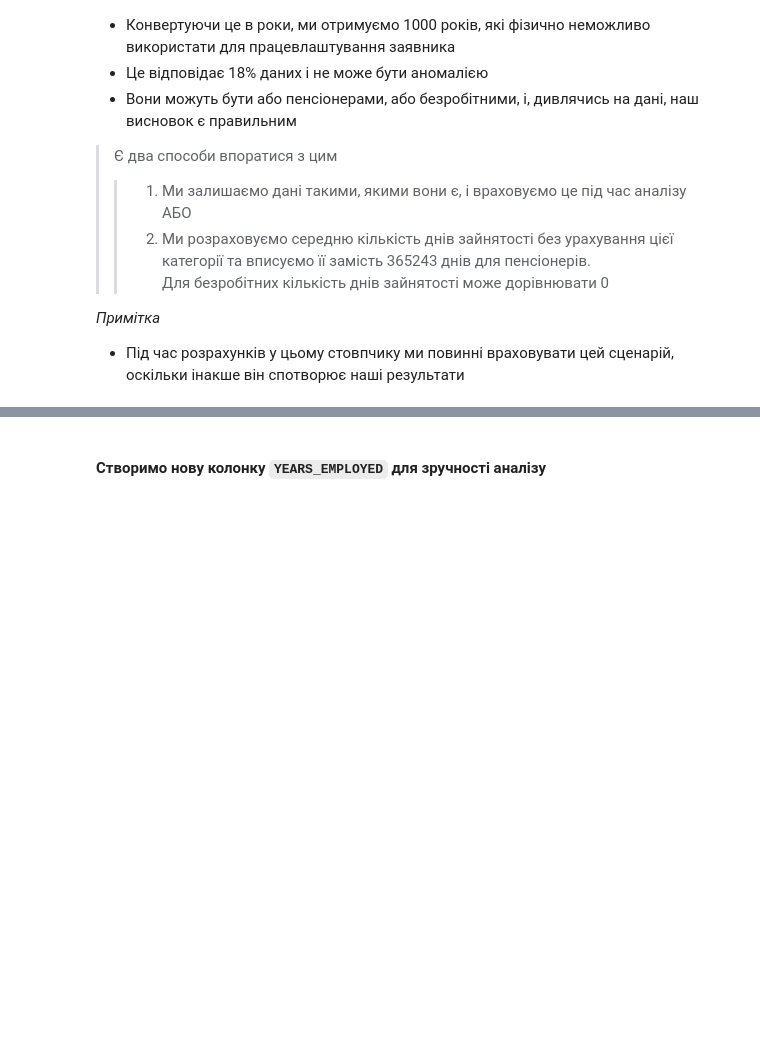
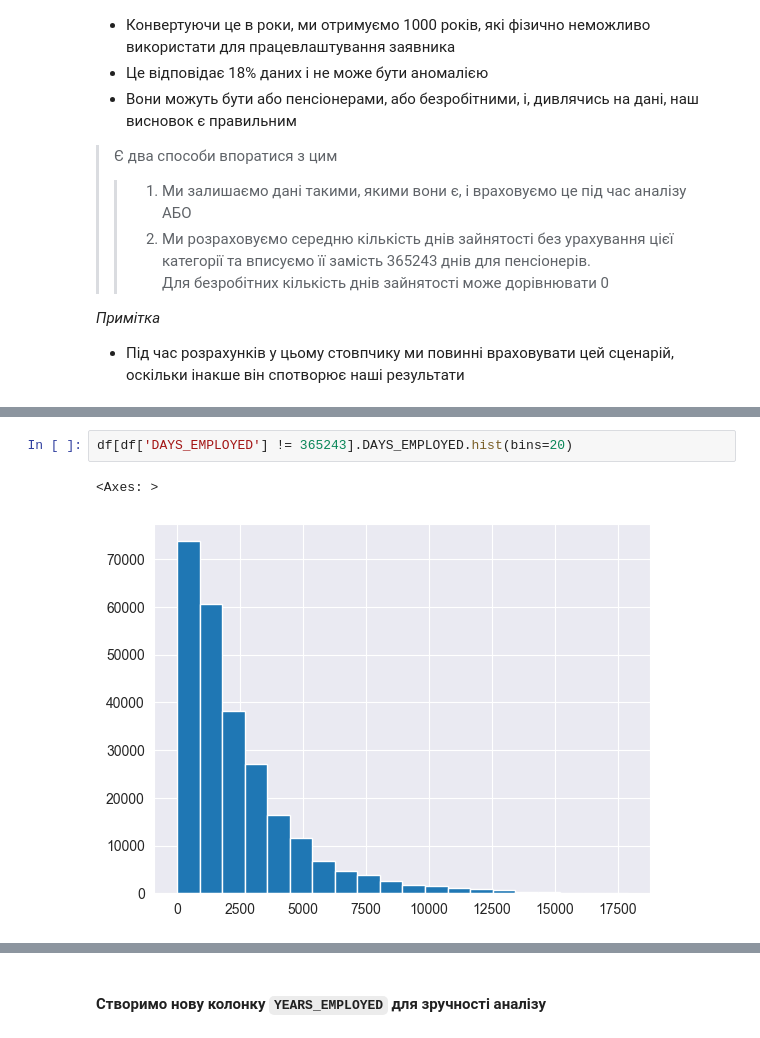
Before and after one commit to DmytroLitvinov/machine-learning-for-humans-2.0, a Jupyter notebook: modules/modules_1/HW_1_2_Credit_EDA.ipynb, the cells around one changed output, grey strips where cells are left out. Drawn from its saved outputs; the diff is of its cells as text; blank space fills up the shorter version.

```diff
--- a/modules/modules_1/HW_1_2_Credit_EDA.ipynb
+++ b/modules/modules_1/HW_1_2_Credit_EDA.ipynb
@@ -1192,3 +1218,8 @@ Name: DAYS_EMPLOYED, dtype: int64
+# %%
+df[df['DAYS_EMPLOYED'] != 365243].DAYS_EMPLOYED.hist(bins=20)
+# %% [output]
+<Axes: >
+[figure, added]
 # %%
 df[df['DAYS_EMPLOYED'] == 365243].NAME_INCOME_TYPE.value_counts()
 # %% [output]
```
Also changed, not shown: parts of 114 cells of this notebook, 1 other file.
